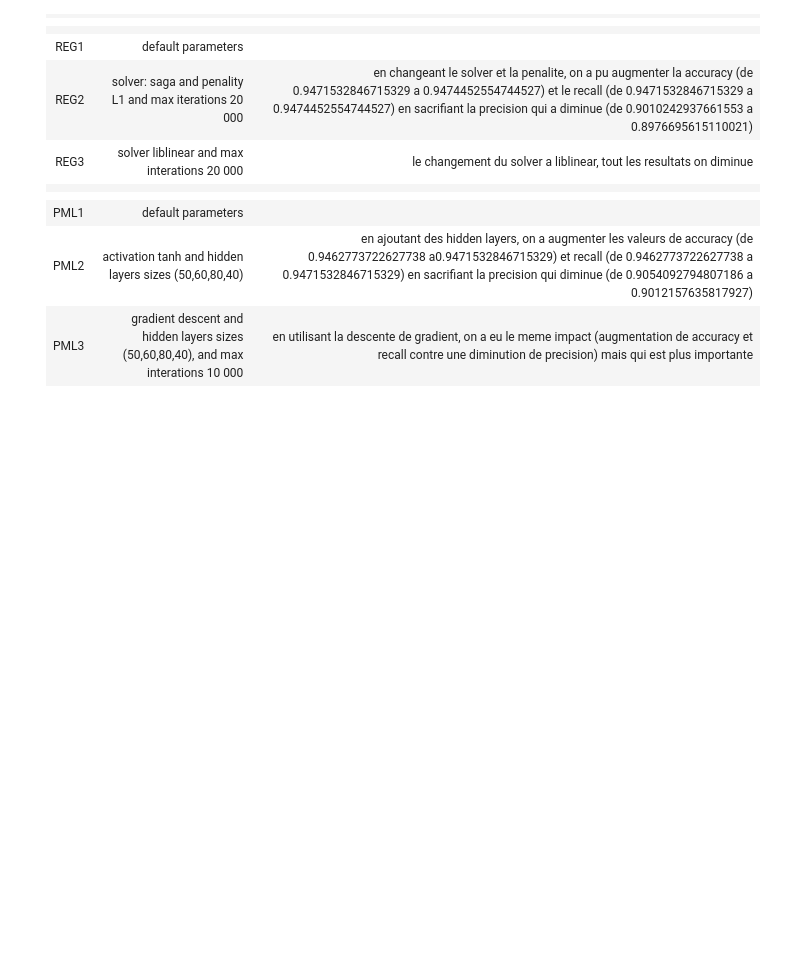
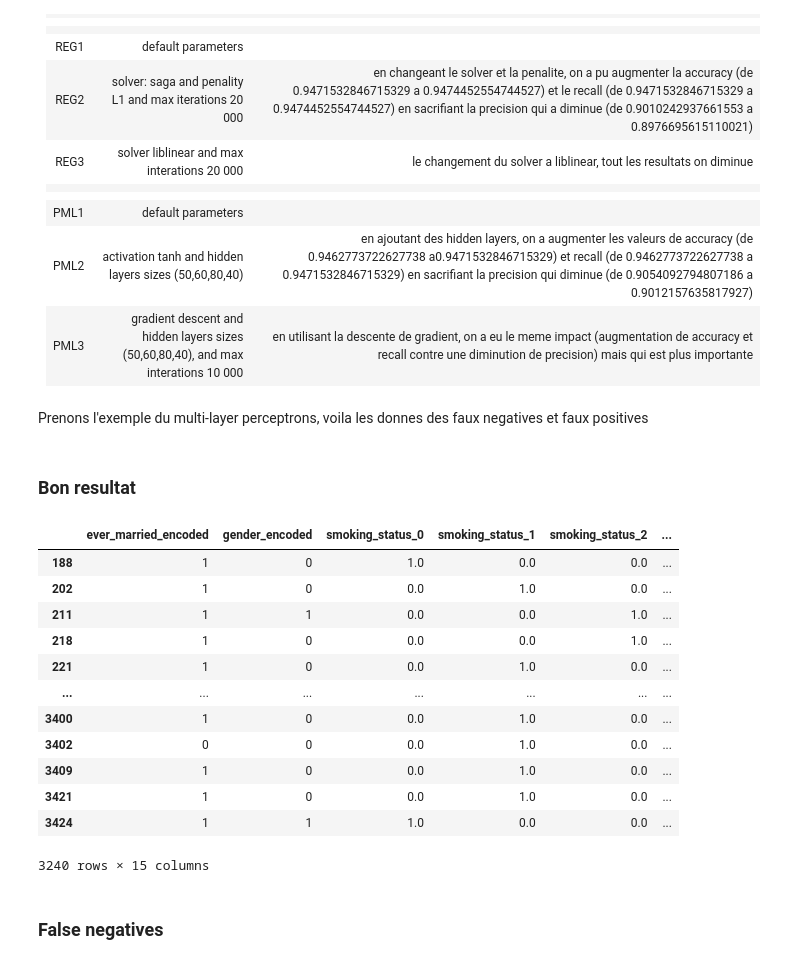
Before and after one commit to mmous102/Stroke_AI, a Jupyter notebook: Stroke prediction.ipynb, the cells around one changed output. Saved outputs shown, nothing was run; the diff lists cells and outputs as text; code cells hidden in the pictures; blank space fills up the shorter version.

```diff
--- a/Stroke prediction.ipynb
+++ b/Stroke prediction.ipynb
@@ -582,3 +582,33 @@ recall 0.9474452554744527
 |PML1|default parameters||
 |PML2|activation tanh and hidden layers sizes (50,60,80,40)|en ajoutant des hidden layers, on a augmenter les valeurs de accuracy (de 0.9462773722627738 a0.9471532846715329) et recall (de 0.9462773722627738 a 0.9471532846715329) en sacrifiant la precision qui diminue (de 0.9054092794807186 a 0.9012157635817927)|
 |PML3|gradient descent and hidden layers sizes (50,60,80,40), and max interations 10 000|en utilisant la descente de gradient, on a eu le meme impact (augmentation de accuracy et recall contre une diminution de precision) mais qui est plus importante|
+# %% [markdown]
+Prenons l'exemple du multi-layer perceptrons, voila les donnes des faux negatives et faux positives
+# %% [markdown]
+### Bon resultat
+# %%
+good_predictions = pd.DataFrame()
+for run in results["runs"]:
+    analysisDf = pd.DataFrame()
+    analysisDf["res"] = run["test_y"]
+    analysisDf["prediction"] = run["predictions"]
+    good_predictions_index = analysisDf[analysisDf["res"] == analysisDf["prediction"]].index
+    good_predictions = good_predictions.append(run["test_X"].loc[good_predictions_index])
+# %%
+good_predictions
+# %% [output]
+|  | ever_married_encoded | gender_encoded | smoking_status_0 | smoking_status_1 | smoking_status_2 | ... |
+| 188 | 1 | 0 | 1.0 | 0.0 | 0.0 | ... |
+| 202 | 1 | 0 | 0.0 | 1.0 | 0.0 | ... |
+| 211 | 1 | 1 | 0.0 | 0.0 | 1.0 | ... |
+| 218 | 1 | 0 | 0.0 | 0.0 | 1.0 | ... |
+| 221 | 1 | 0 | 0.0 | 1.0 | 0.0 | ... |
+| ... | ... | ... | ... | ... | ... | ... |
+| 3400 | 1 | 0 | 0.0 | 1.0 | 0.0 | ... |
+| 3402 | 0 | 0 | 0.0 | 1.0 | 0.0 | ... |
+| 3409 | 1 | 0 | 0.0 | 1.0 | 0.0 | ... |
+| 3421 | 1 | 0 | 0.0 | 1.0 | 0.0 | ... |
+| 3424 | 1 | 1 | 1.0 | 0.0 | 0.0 | ... |
+3240 rows × 15 columns
+# %% [markdown]
+### False negatives
```
Also changed, not shown: parts of 11 cells of this notebook.
